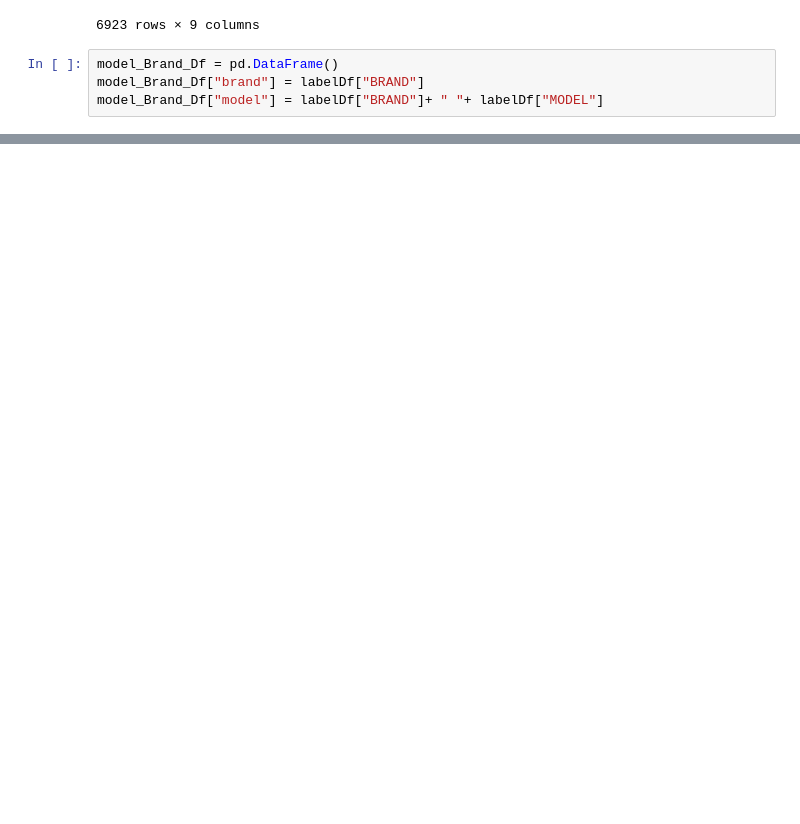
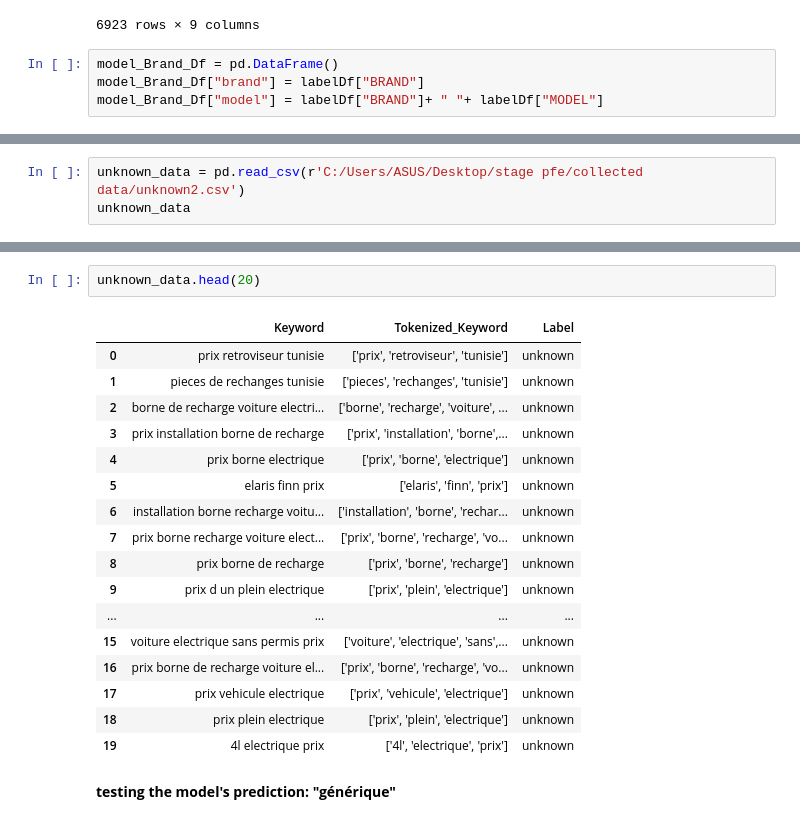
Before and after one commit to wafa-meddeb/projet-SEO, a Jupyter notebook: etape 2 v0.ipynb, the cells around one changed output, grey strips where cells are left out. Saved outputs shown, nothing was run; the diff lists cells and outputs as text; blank space fills up the shorter version.

```diff
--- a/etape 2 v0.ipynb
+++ b/etape 2 v0.ipynb
@@ -91,0 +349,3 @@ model_Brand_Df
+# %%
+unknown_data = pd.read_csv(r'C:/Users/ASUS/Desktop/stage pfe/collected data/unknown2.csv')
+unknown_data
@@ -91,0 +366,22 @@ model_Brand_Df
+# %%
+unknown_data.head(20)
+# %% [output]
+|  | Keyword | Tokenized_Keyword | Label |
+| 0 | prix retroviseur tunisie | ['prix', 'retroviseur', 'tunisie'] | unknown |
+| 1 | pieces de rechanges tunisie | ['pieces', 'rechanges', 'tunisie'] | unknown |
+| 2 | borne de recharge voiture electri... | ['borne', 'recharge', 'voiture', ... | unknown |
+| 3 | prix installation borne de recharge | ['prix', 'installation', 'borne',... | unknown |
+| 4 | prix borne electrique | ['prix', 'borne', 'electrique'] | unknown |
+| 5 | elaris finn prix | ['elaris', 'finn', 'prix'] | unknown |
+| 6 | installation borne recharge voitu... | ['installation', 'borne', 'rechar... | unknown |
+| 7 | prix borne recharge voiture elect... | ['prix', 'borne', 'recharge', 'vo... | unknown |
+| 8 | prix borne de recharge | ['prix', 'borne', 'recharge'] | unknown |
+| 9 | prix d un plein electrique | ['prix', 'plein', 'electrique'] | unknown |
+| ... | ... | ... | ... |
+| 15 | voiture electrique sans permis prix | ['voiture', 'electrique', 'sans',... | unknown |
+| 16 | prix borne de recharge voiture el... | ['prix', 'borne', 'recharge', 'vo... | unknown |
+| 17 | prix vehicule electrique | ['prix', 'vehicule', 'electrique'] | unknown |
+| 18 | prix plein electrique | ['prix', 'plein', 'electrique'] | unknown |
+| 19 | 4l electrique prix | ['4l', 'electrique', 'prix'] | unknown |
+# %% [markdown]
+**testing the model's prediction: "générique"**
```
Also changed, not shown: parts of 48 cells of this notebook.
